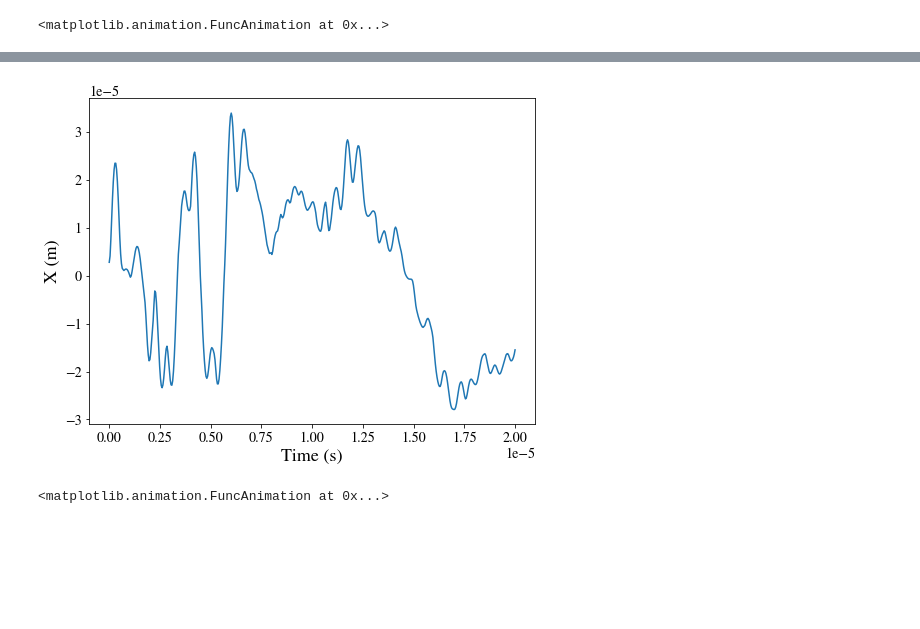
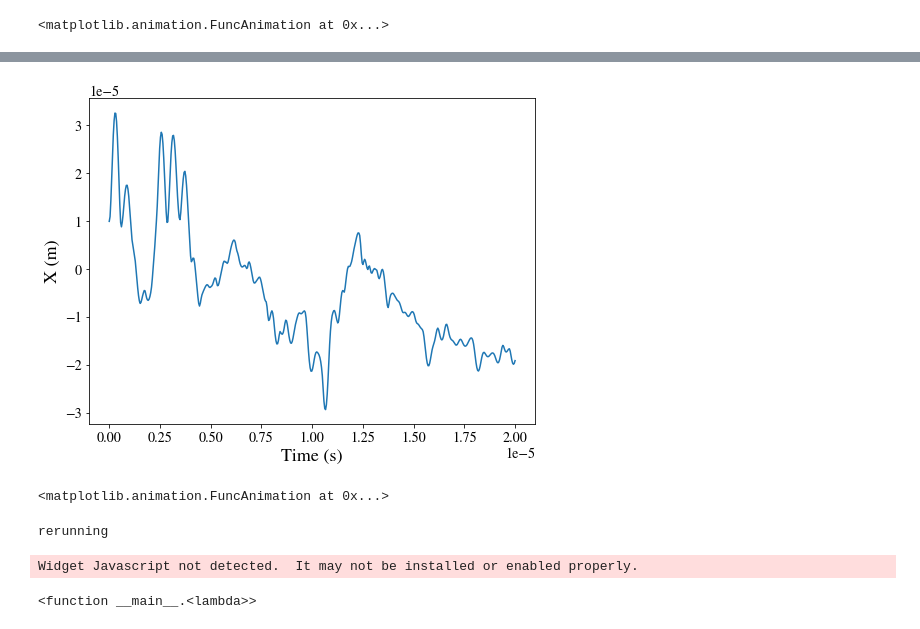
Before and after one commit to mgrau/ion_sim, a Jupyter notebook: Ion Sim.ipynb, the cells around one changed output, grey strips where cells are left out. Drawn from its saved outputs; the diff is of its cells as text; code cells hidden in the pictures; blank space fills up the shorter version.

Commit message:
added widgets to notebook

```diff
--- a/Ion Sim.ipynb
+++ b/Ion Sim.ipynb
@@ -44,20 +45,25 @@ interact(pnm, normal_mode=(0,s1.x.shape[-1]*3-1))
 # %%
 s2 = IonPlot()
 s2.m = 25 * atomic_mass
 s2.U = lambda x, y, z: (1/2)*(s2.m) * (2*pi*1e6)**2*(x**2 + y**2 + 5**2*z**2)
 s2.gamma = (hbar / 4) * (2 * pi / (280e-9))**2 * np.array([1, 1, 1]) / np.sqrt(3)
-s2.init_thermal(n=100, T=5e-3, sigma_x=5e-6, sigma_y=5e-6, sigma_z=5e-6)
+s2.init_thermal(n=50, T=5e-3, sigma_x=5e-6, sigma_y=5e-6, sigma_z=5e-6)
 t = np.linspace(0, 20e-6, 500)
 s2.run(t)
 s2.plot(1)
 plt.ylabel('X (m)');
 # %% [output]
-[figure, old version]
+[figure, new version]
 # %%
 s2.animate()
 # %% [output]
 <matplotlib.animation.FuncAnimation at 0x...>
 # %%
 # Rerun for long time to find equilibrium positions
-s2.run(np.linspace(0, 100e-6, 500))
-s2.plot(1)
+s2.run(np.linspace(0, 60e-6, 100))
+pnm = lambda normal_mode: s2.plot_normal_modes(i=normal_mode)
+interact(pnm, normal_mode=(0,s2.x.shape[-1]*3-1))
+# %% [output]
+rerunning
+Widget Javascript not detected.  It may not be installed or enabled properly.
+<function __main__.<lambda>>
```
Also changed, not shown: parts of 3 cells of this notebook, 1 other file.
